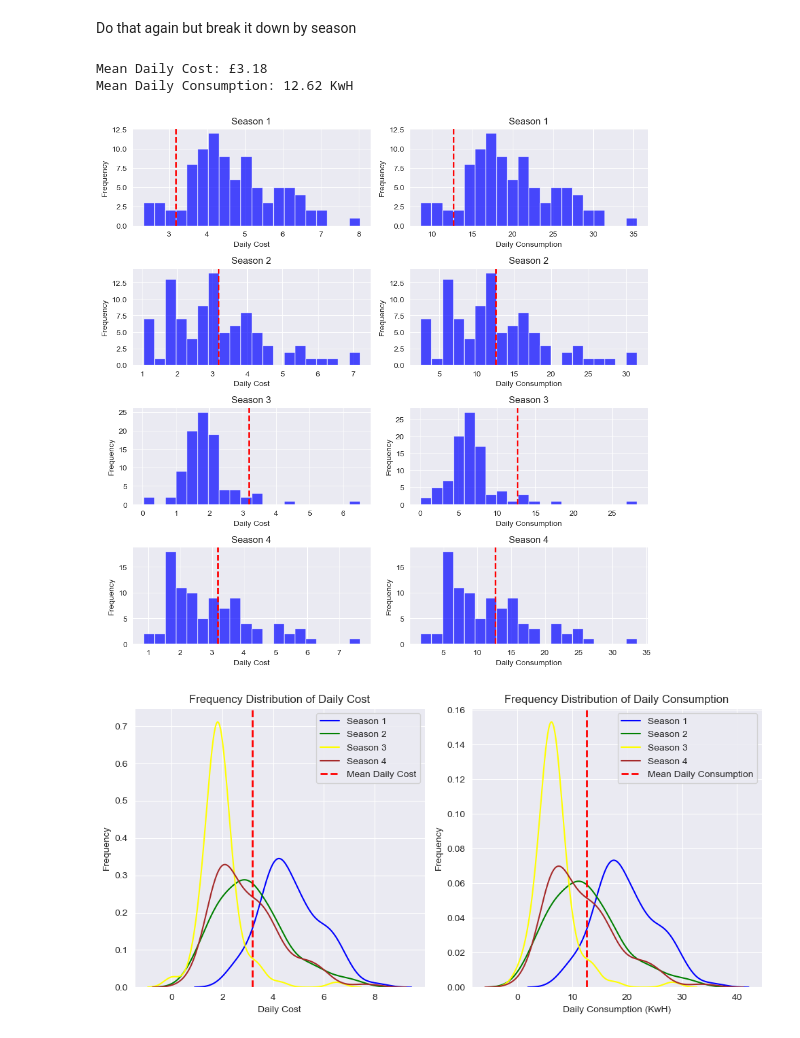
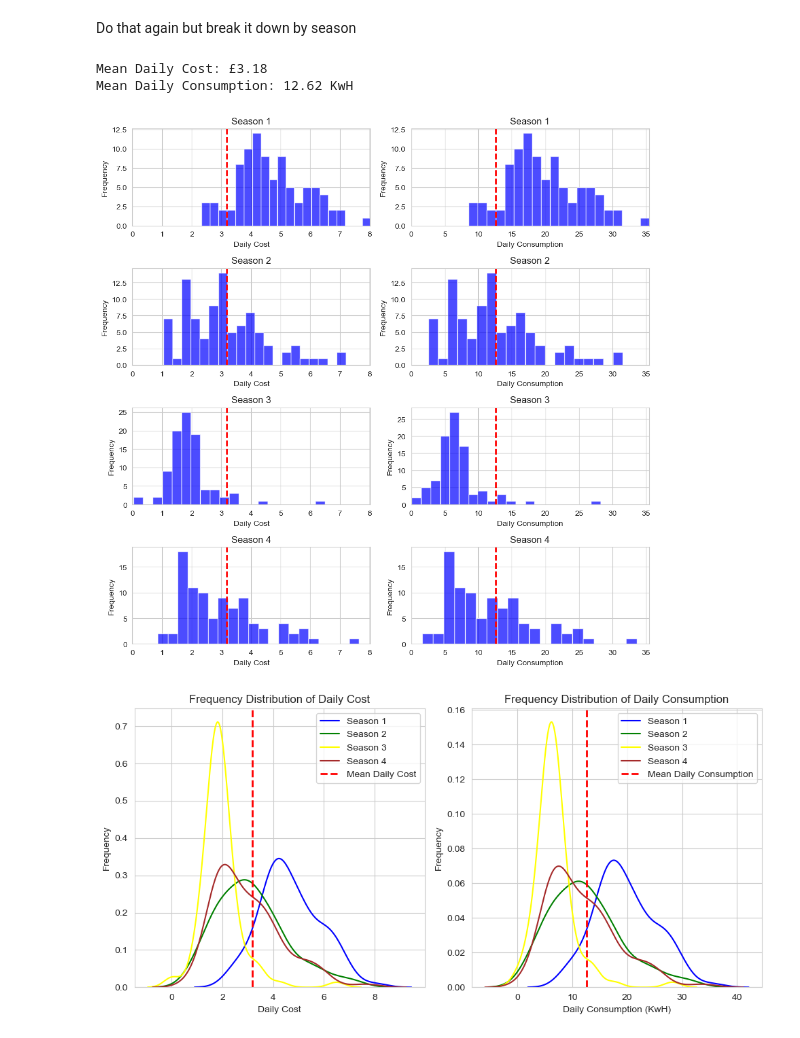
Before and after one commit to nickmalleson/playground, a Jupyter notebook: energy_use/energy_use2.ipynb, the cells around one changed output. Cells and saved outputs as stored; diff of their text form; code cells hidden in the pictures.

```diff
--- a/energy_use/energy_use2.ipynb
+++ b/energy_use/energy_use2.ipynb
@@ -253,7 +267,7 @@ for i, season in enumerate(seasons):
 
     # Plot a line for each day in the current season
     for day in daily_energy.columns:
-        ax.plot(daily_energy.index, daily_energy[day], color="blue", alpha=1.0)
+        ax.plot(daily_energy.index, daily_energy[day], color="blue", alpha=0.5)
 
     # Set the y-axis limits based on the overall data range
     ax.set_ylim(ymin, ymax)
@@ -261,7 +275,7 @@ for i, season in enumerate(seasons):
     # Display the total consumption as text on the plot
     ax.text(0.5, 0.9, f'Total Consumption: {total_consumption:.2f} units',
             horizontalalignment='center', verticalalignment='center',
-            transform=ax.transAxes, fontsize=12, bbox=dict(facecolor='white', alpha=0.8))
+            transform=ax.transAxes, fontsize=12, bbox=dict(facecolor='white', alpha=1.0))
 
     # Set the title and labels for each subplot
     ax.set_title(f'Energy Use Throughout the Day - Season {season}')
@@ -507,34 +521,36 @@ print(f"Mean Daily Consumption: {round(mean_daily_consumption,2)} KwH")
 fig, axes = plt.subplots(4,2, figsize=(10, 10))
 axes = axes.flatten()
 
 # Plot the frequency distributions for each season
 counter = 0
 
 for season in sorted(df_daytime.season.unique()):
     ax = axes[counter]
     temp_season = temp[temp['season'] == season]
     ax.hist(temp_season['daily_cost'], bins=20, color='blue', alpha=0.7)
     ax.axvline(mean_daily_cost, color='red', linestyle='dashed', linewidth=2)
     ax.set_title(f'Season {season}')
     ax.set_xlabel('Daily Cost')
     ax.set_ylabel('Frequency')
+    ax.set_xlim(0, temp['daily_cost'].max())
 
     counter += 1
     ax = axes[counter]
     ax.hist(temp_season['daily_consumption'], bins=20, color='blue', alpha=0.7)
     ax.axvline(mean_daily_consumption, color='red', linestyle='dashed', linewidth=2)
     ax.set_title(f'Season {season}')
     ax.set_xlabel('Daily Consumption')
     ax.set_ylabel('Frequency')
+    ax.set_xlim(0, temp['daily_consumption'].max())
 
     counter += 1
 
 plt.tight_layout()
 plt.show()
 # %% [output]
 Mean Daily Cost: £3.18
 Mean Daily Consumption: 12.62 KwH
-[figure, old version]
+[figure, new version]
 # %%
 # Prefer bars or density?
 use_bars = False
```
Also changed, not shown: parts of 3 cells of this notebook.
